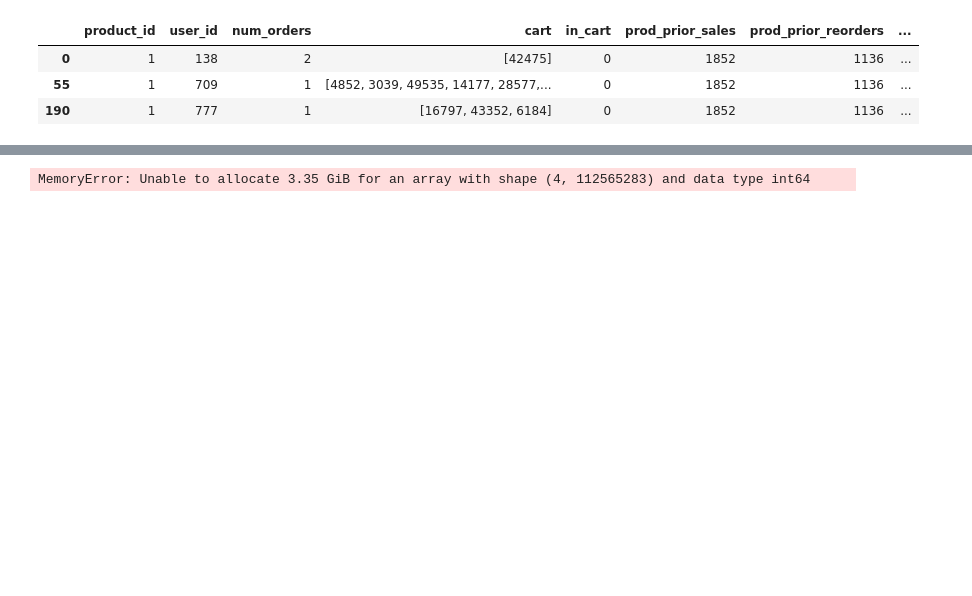
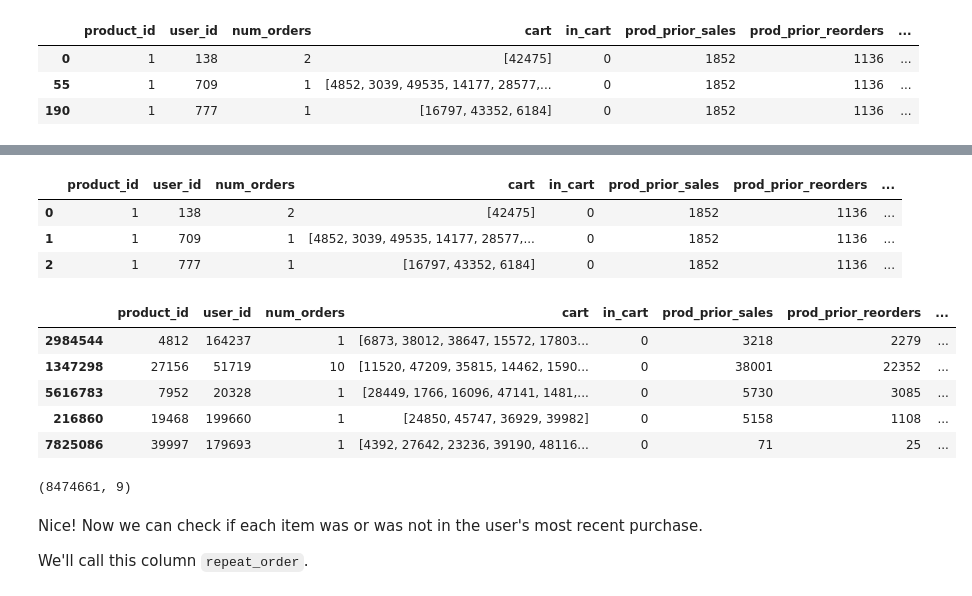
Before and after one commit to edubu2/metis-project3, a Jupyter notebook: code/feature_engineering_2.ipynb, the cells around one changed output, grey strips where cells are left out. Drawn from its saved outputs; the diff is of its cells as text; code cells hidden in the pictures; blank space fills up the shorter version.

Commit message:
Update feature engineering to get cart_last

```diff
--- a/code/feature_engineering_2.ipynb
+++ b/code/feature_engineering_2.ipynb
@@ -124,0 +182,3 @@ X.head(3)
+# %%
+df_prior = df_prior.merge(user_num_prior_orders, on='user_id')
+df_prior.head(3)
@@ -124,0 +190,17 @@ X.head(3)
+# %%
+df_prior.rename(columns={
+    "order_number_x": "order_number",
+    "order_number_y": "user_prior_orders"
+}, inplace=True)
+# %%
+last_prior_carts = (df_prior[['user_id', 'order_number', 'cart']].groupby("user_id", as_index=False)
+                    .agg({"order_number": "max"}))
+
+last_prior_carts.head(3)
+carts = (last_prior_carts
+         .merge(df_prior[['user_id', 'order_number', 'cart']],
+                on=["user_id", "order_number"], suffixes=[None, "_last"]))
+del last_prior_carts
+carts.drop(columns="order_number", inplace=True)
+carts.drop_duplicates(subset="user_id", inplace=True)
+carts.head(4)
@@ -125,5 +213,28 @@ X.head(3)
 # %%
-X = X.merge(df_prior, left_on=["user_id", "user_prior_orders"], right_on=["user_id", "next_order_num"])
+X = (X.merge(carts, how='left', on="user_id", suffixes=[None, "_last"]))
+del carts
+
 X.head(3)
 # %% [output]
-MemoryError: Unable to allocate 3.35 GiB for an array with shape (4, 112565283) and data type int64
+|  | product_id | user_id | num_orders | cart | in_cart | prod_prior_sales | prod_prior_reorders | ... |
+| 0 | 1 | 138 | 2 | [42475] | 0 | 1852 | 1136 | ... |
+| 1 | 1 | 709 | 1 | [4852, 3039, 49535, 14177, 28577,... | 0 | 1852 | 1136 | ... |
+| 2 | 1 | 777 | 1 | [16797, 43352, 6184] | 0 | 1852 | 1136 | ... |
+# %%
+X.drop(columns="user_prior_orders", inplace=True)
+X.sample(5)
+# %% [output]
+|  | product_id | user_id | num_orders | cart | in_cart | prod_prior_sales | prod_prior_reorders | ... |
+| 2984544 | 4812 | 164237 | 1 | [6873, 38012, 38647, 15572, 17803... | 0 | 3218 | 2279 | ... |
+| 1347298 | 27156 | 51719 | 10 | [11520, 47209, 35815, 14462, 1590... | 0 | 38001 | 22352 | ... |
+| 5616783 | 7952 | 20328 | 1 | [28449, 1766, 16096, 47141, 1481,... | 0 | 5730 | 3085 | ... |
+| 216860 | 19468 | 199660 | 1 | [24850, 45747, 36929, 39982] | 0 | 5158 | 1108 | ... |
+| 7825086 | 39997 | 179693 | 1 | [4392, 27642, 23236, 39190, 48116... | 0 | 71 | 25 | ... |
+# %%
+X.shape
+# %% [output]
+(8474661, 9)
+# %% [markdown]
+Nice! Now we can check if each item was or was not in the user's most recent purchase.
+
+We'll call this column `repeat_order`.
```
Also changed, not shown: parts of 14 cells of this notebook, 1 other file.
